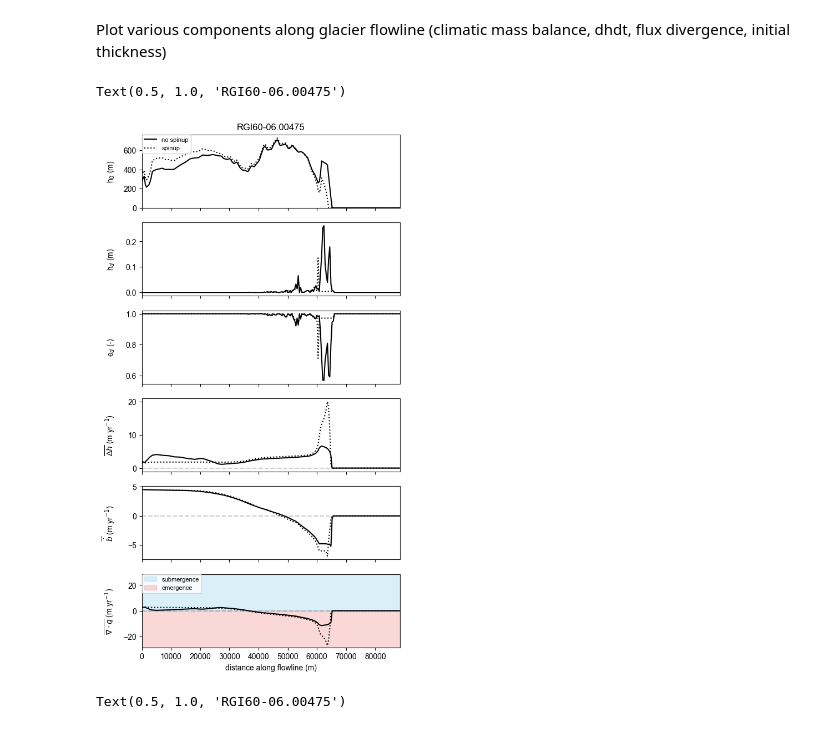
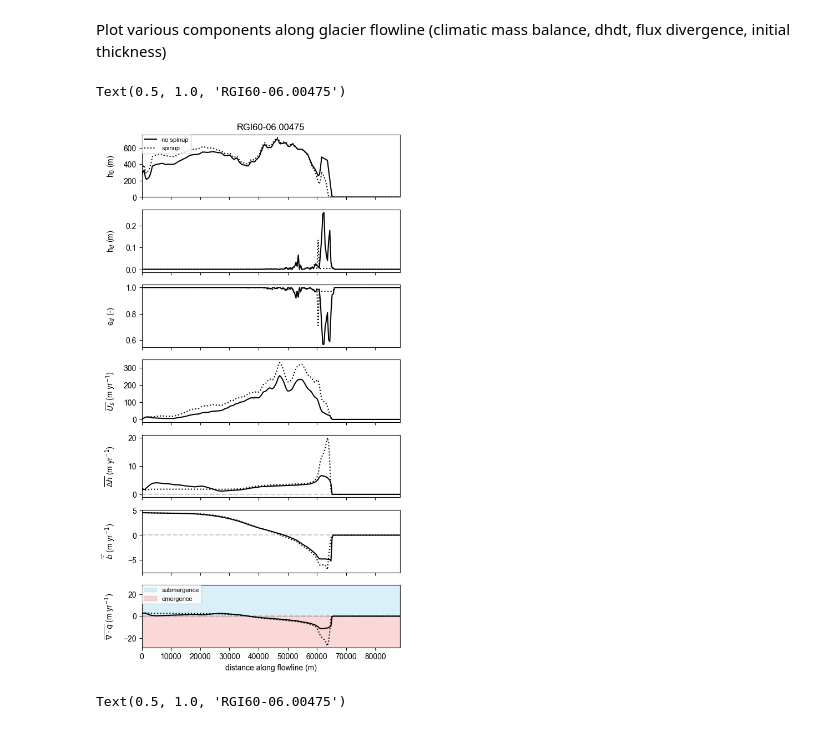
Before and after one commit to PyGEM-Community/PyGEM-notebooks, a Jupyter notebook: run_spinup.ipynb, the cells around one changed output. Drawn from its saved outputs; the diff is of its cells as text; code cells hidden in the pictures.

Commit message:
surface velocity added to spinup notebook

```diff
--- a/run_spinup.ipynb
+++ b/run_spinup.ipynb
@@ -230,9 +230,10 @@ Text(0, 0.5, 'Elevation (masl)')
 # %% [markdown]
 Plot various components along glacier flowline (climatic mass balance, dhdt, flux divergence, initial thickness)
 # %%
-fig, ax = plt.subplots(6, sharex=True, figsize=(6, 12))
+fig, ax = plt.subplots(7, sharex=True, figsize=(6, 12))
 ax[0].plot(x_inv, ds_inv.sel(time=2000).thickness_m, 'k', label='no spinup')
 ax[0].plot(x_spn, ds_spn.sel(time=2000).thickness_m, 'k:', label='spinup')
+
 
 ax[1].plot(x_inv, fls_inv[0].debris_hd, 'k')
 ax[1].plot(x_spn, fls_spn[0].debris_hd, 'k:')
@@ -242,70 +243,83 @@ ax[2].plot(x_spn, fls_spn[0].debris_ed, 'k:')
 
 ax[3].plot(
     x_inv,
+    np.nanmean(ds_inv.sel(time=slice('2000', '2020')).ice_velocity_myr.values, axis=0),
+    'k',
+)
+ax[3].plot(
+    x_spn,
+    np.nanmean(ds_spn.sel(time=slice('2000', '2020')).ice_velocity_myr.values, axis=0),
+    'k:',
+)
+
+
+ax[4].plot(
+    x_inv,
     np.nanmean(ds_inv.sel(time=slice('2000', '2020')).dhdt_myr.values, axis=0),
     'k',
 )
-ax[3].plot(
+ax[4].plot(
     x_spn,
     np.nanmean(ds_spn.sel(time=slice('2000', '2020')).dhdt_myr.values, axis=0),
     'k:',
 )
 
-ax[4].plot(
+ax[5].plot(
     x_inv,
     np.nanmean(ds_inv.sel(time=slice('2000', '2020')).climatic_mb_myr.values, axis=0),
     'k',
 )
-ax[4].plot(
+ax[5].plot(
     x_spn,
     np.nanmean(ds_spn.sel(time=slice('2000', '2020')).climatic_mb_myr.values, axis=0),
     'k:',
 )
 
-ax[5].plot(
+ax[6].plot(
     x_inv,
     -1
     * np.nanmean(
         ds_inv.sel(time=slice('2000', '2020')).flux_divergence_myr.values, axis=0
     ),
     'k',
 )
-ax[5].plot(
+ax[6].plot(
     x_spn,
     -1
     * np.nanmean(
         ds_spn.sel(time=slice('2000', '2020')).flux_divergence_myr.values, axis=0
     ),
     'k:',
 )
 
 ax[-1].set_xlabel('distance along flowline (m)')
 ax[0].set_ylabel(r'h$_{0}$ (m)')
 ax[0].set_ylim([0, ax[0].get_ylim()[1]])
 ax[1].set_ylabel(r'h$_{d}$ (m)')
 ax[2].set_ylabel(r'e$_{d}$ (-)')
-ax[3].set_ylabel(r'$\overline{\Delta h}$ (m yr$^{-1}$)')
-ax[3].axhline(0, color='k', alpha=0.2, ls='--')
-ax[4].set_ylabel(r'$\overline{\dot{b}}$ (m yr$^{-1}$)')
+ax[3].set_ylabel(r'$\overline{U_{s}}$ (m yr$^{-1}$)')
+ax[4].set_ylabel(r'$\overline{\Delta h}$ (m yr$^{-1}$)')
 ax[4].axhline(0, color='k', alpha=0.2, ls='--')
-ax[5].set_ylabel(r'$\overline{\nabla \cdot q}$ (m yr$^{-1}$)')
+ax[5].set_ylabel(r'$\overline{\dot{b}}$ (m yr$^{-1}$)')
 ax[5].axhline(0, color='k', alpha=0.2, ls='--')
-ylims = ax[5].get_ylim()
+ax[6].set_ylabel(r'$\overline{\nabla \cdot q}$ (m yr$^{-1}$)')
+ax[6].axhline(0, color='k', alpha=0.2, ls='--')
+ylims = ax[6].get_ylim()
 ax[0].set_xlim([min(x_inv.min(), x_spn.min()), max(x_inv.max(), x_spn.max())])
 ylims = [-np.max(np.abs(ylims)), np.max(np.abs(ylims))]
-x = np.arange(ax[5].get_xlim()[0], ax[5].get_xlim()[1], 1)
-ax[5].fill_between(x, 0, ylims[1], color='skyblue', alpha=0.3, label='submergence')
-ax[5].fill_between(x, 0, ylims[0], color='lightcoral', alpha=0.3, label='emergence')
-ax[5].set_ylim(ylims)
-ax[5].legend(borderaxespad=0, loc='upper left')
+x = np.arange(ax[6].get_xlim()[0], ax[5].get_xlim()[1], 1)
+ax[6].fill_between(x, 0, ylims[1], color='skyblue', alpha=0.3, label='submergence')
+ax[6].fill_between(x, 0, ylims[0], color='lightcoral', alpha=0.3, label='emergence')
+ax[6].set_ylim(ylims)
+ax[6].legend(borderaxespad=0, loc='upper left')
 ax[0].legend(borderaxespad=0, loc='upper left')
 
 for a in ax:
     a.yaxis.set_label_coords(-0.1, 0.5)
 ax[0].set_title(f'{gd.rgi_id}')
 # %% [output]
 Text(0.5, 1.0, 'RGI60-06.00475')
-[figure, old version]
+[figure, new version]
 # %%
 # Get number of years and color map
 years = ds_spn.sel(time=slice('2000', '2020')).time.values.astype(int)
```
